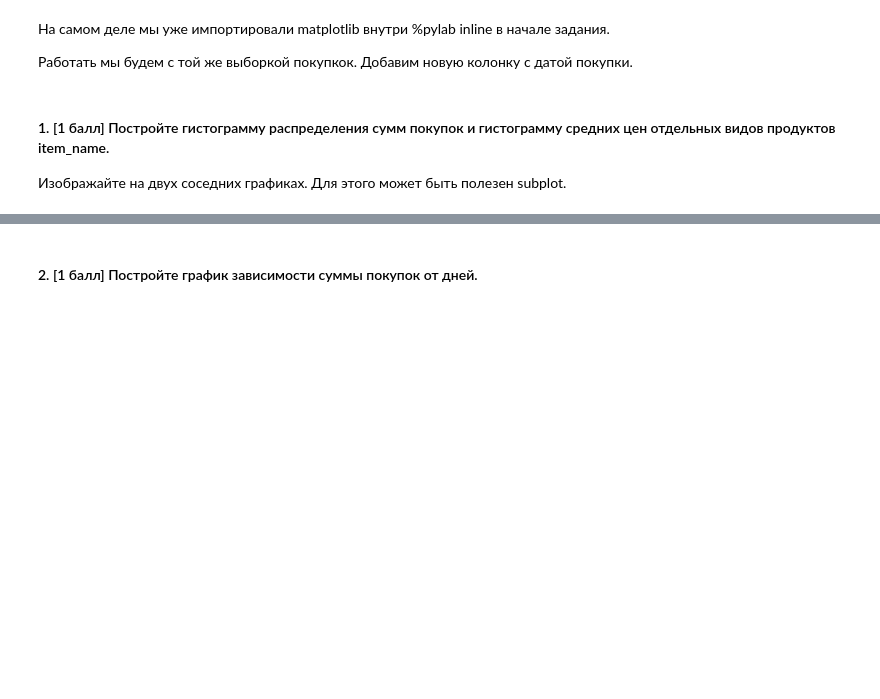
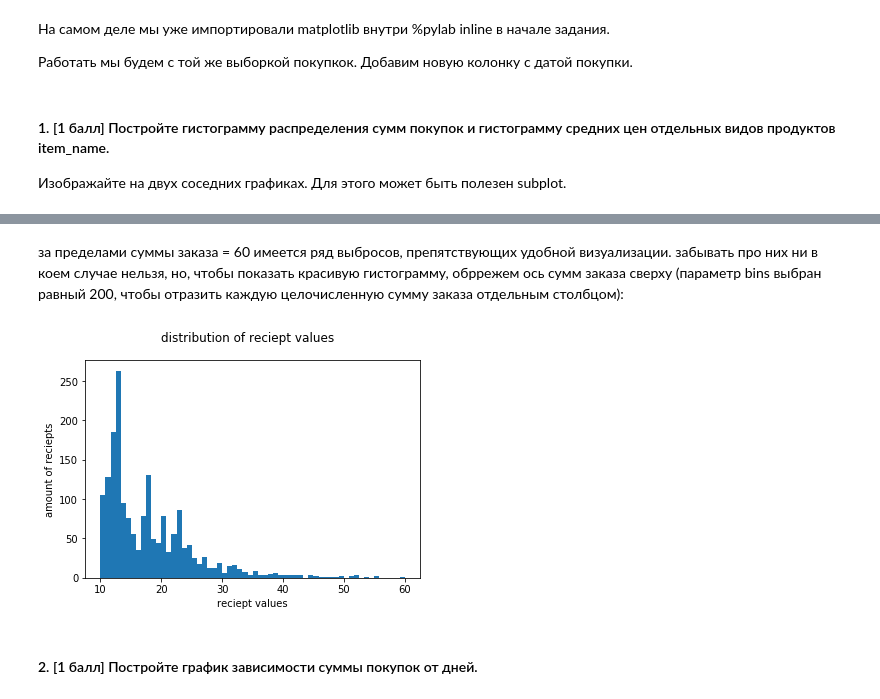
Before and after one commit to hse-mlearn/ha-01-vsukhomlin, a Jupyter notebook: GitHub-checkpoint.ipynb, the cells around one changed output, grey strips where cells are left out. Drawn from its saved outputs; the diff is of its cells as text; code cells hidden in the pictures; blank space fills up the shorter version.

```diff
--- a/GitHub-checkpoint.ipynb
+++ b/GitHub-checkpoint.ipynb
@@ -330,2 +351,14 @@ data['date'] = data.order_id.map(dates['date'])
+# %% [markdown]
+за пределами суммы заказа = 60 имеется ряд выбросов, препятствующих удобной визуализации. забывать про них ни в коем случае нельзя, но, чтобы показать красивую гистограмму, обррежем ось сумм заказа сверху (параметр bins выбран равный 200, чтобы отразить каждую целочисленную сумму заказа отдельным столбцом):
+# %%
+plt.hist(data.groupby('order_id').item_price.sum(), bins=(60), range=(10,60))
+plt.xlabel('reciept values')
+plt.ylabel('amount of reciepts')
+plt.suptitle('distribution of reciept values')
+
+
+plt.show()
+# %% [output]
+[figure, added]
 # %% [markdown]
 #### 2. [1 балл] Постройте график зависимости суммы покупок от дней.
```
Also changed, not shown: parts of 14 cells of this notebook.
